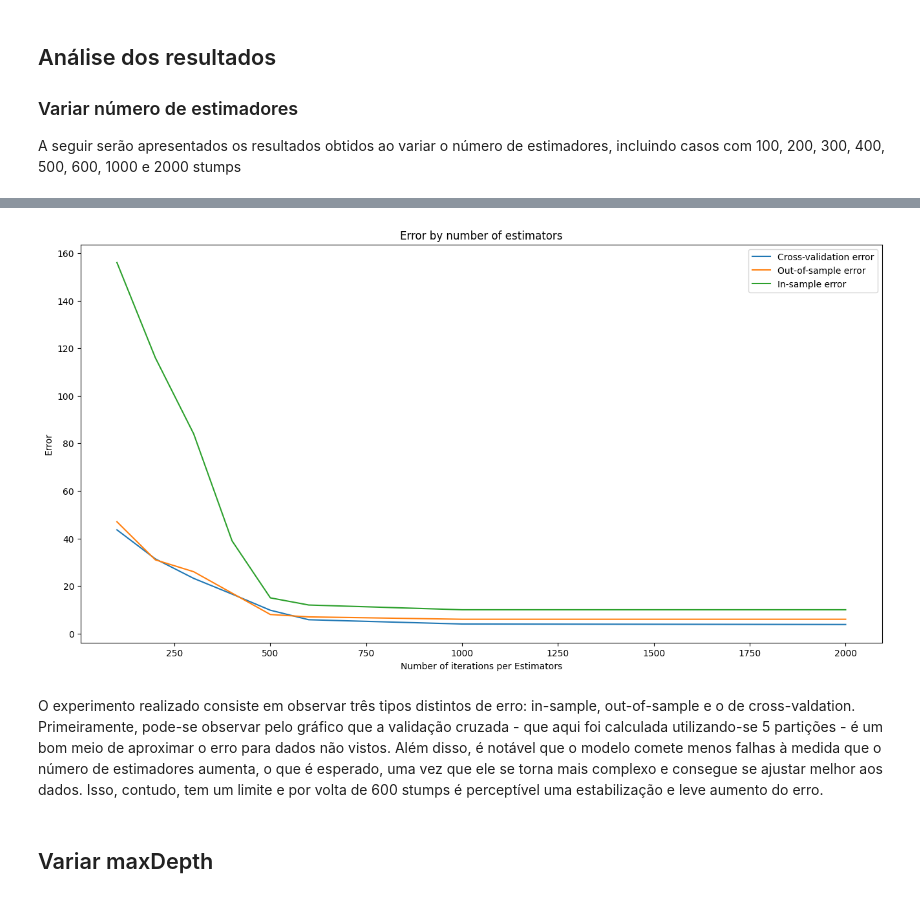
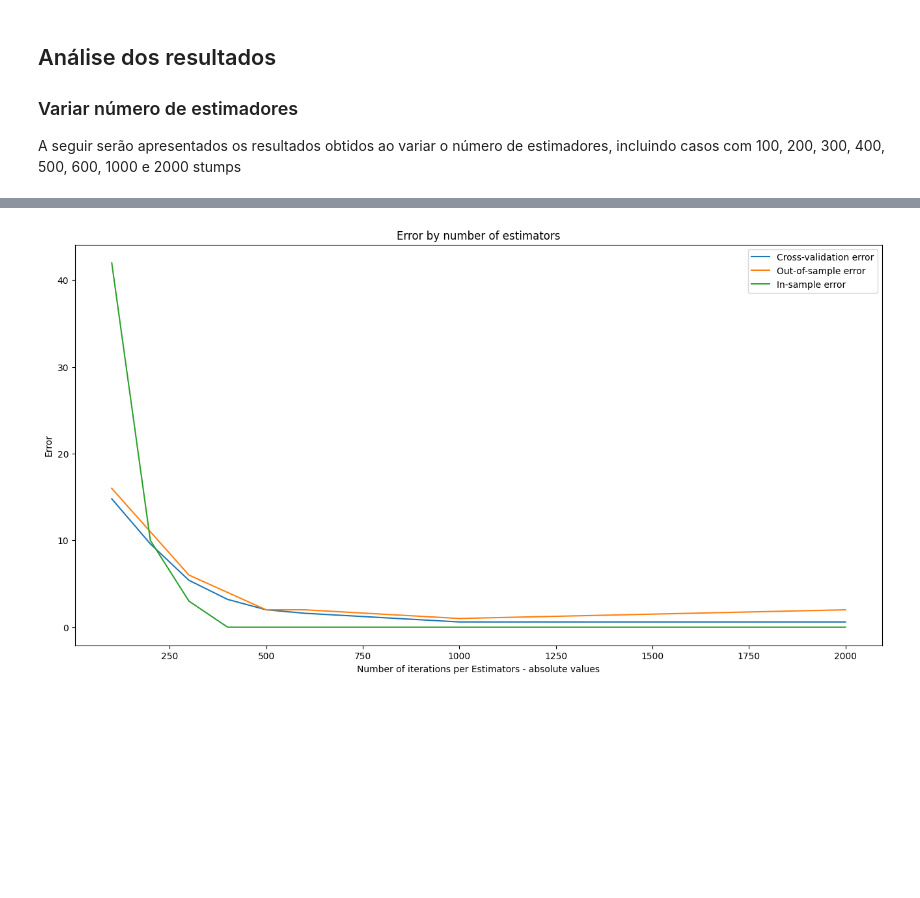
Before and after one commit to paduathiago/boosting_algorithm, a Jupyter notebook: tp2.ipynb, the cells around one changed output, grey strips where cells are left out. Cells and saved outputs as stored; diff of their text form; code cells hidden in the pictures; blank space fills up the shorter version.

```diff
--- a/tp2.ipynb
+++ b/tp2.ipynb
@@ -187,3 +178,18 @@ def computeErrors(X_train, X_test, y_train, y_test, nEstimators=100):
     e_out = np.sum(y_test != y_pred)
 
     return e_in, e_out
+# %%
+E_cv = []
+
+for estim in estimatorsList:
+    crossValError = crossValidationError(ada, X, y, nEstimators=estim)
+    E_cv.append(crossValError)
+# %%
+X_train, X_test, y_train, y_test= train_test_split(X, y, test_size=0.2, random_state=42)
+
+E_in = []
+E_out = []
+for estim in estimatorsList:
+    e_in_, e_out_ = computeErrors(ada, X_train, X_test, y_train, y_test, nEstimators=estim)
+    E_in.append(e_in_)
+    E_out.append(e_out_)
@@ -190,34 +267,27 @@ def computeErrors(X_train, X_test, y_train, y_test, nEstimators=100):
 # %%
-ada = AdaBoost()
-
-estimatorsList = [100, 200, 300, 400, 500, 600, 1000, 2000]
+ada = AdaBoost(DecisionTreeClassifier(max_depth=2))
 E_cv = []
 
 for estim in estimatorsList:
-    crossValError = crossValidationError(X, y, nEstimators=estim)
+    crossValError = crossValidationError(ada, X, y, nEstimators=estim)
     E_cv.append(crossValError)
 # %%
-X_train, X_test, y_train, y_test= train_test_split(X, y, test_size=0.2, random_state=42)
-
 E_in = []
 E_out = []
+
 for estim in estimatorsList:
-    e_in_, e_out_ = computeErrors(X_train, X_test, y_train, y_test, nEstimators=estim)
+    e_in_, e_out_ = computeErrors(ada, X_train, X_test, y_train, y_test, nEstimators=estim)
     E_in.append(e_in_)
     E_out.append(e_out_)
 # %%
 plt.figure(figsize=(16, 8))
 plt.plot(estimatorsList, E_cv, label='Cross-validation error')
 plt.plot(estimatorsList, E_out, label='Out-of-sample error')
 plt.plot(estimatorsList, E_in, label='In-sample error')
 plt.title('Error by number of estimators')
-plt.xlabel('Number of iterations per Estimators')
+plt.xlabel('Number of iterations per Estimators - absolute values')
 plt.ylabel('Error')
 plt.legend()
 plt.show()
 # %% [output]
-[figure, old version]
+[figure, new version]
-# %% [markdown]
-O experimento realizado consiste em observar três tipos distintos de erro: in-sample, out-of-sample e o de cross-valdation. Primeiramente, pode-se observar pelo gráfico que a validação cruzada - que aqui foi calculada utilizando-se 5 partições - é um bom meio de aproximar o erro para dados não vistos. Além disso, é notável que o modelo comete menos falhas à medida que o número de estimadores aumenta, o que é esperado, uma vez que ele se torna mais complexo e consegue se ajustar melhor aos dados. Isso, contudo, tem um limite e por volta de 600 stumps é perceptível uma estabilização e leve aumento do erro.
-# %% [markdown]
-## Variar maxDepth
```
Also changed, not shown: parts of 15 cells of this notebook.
